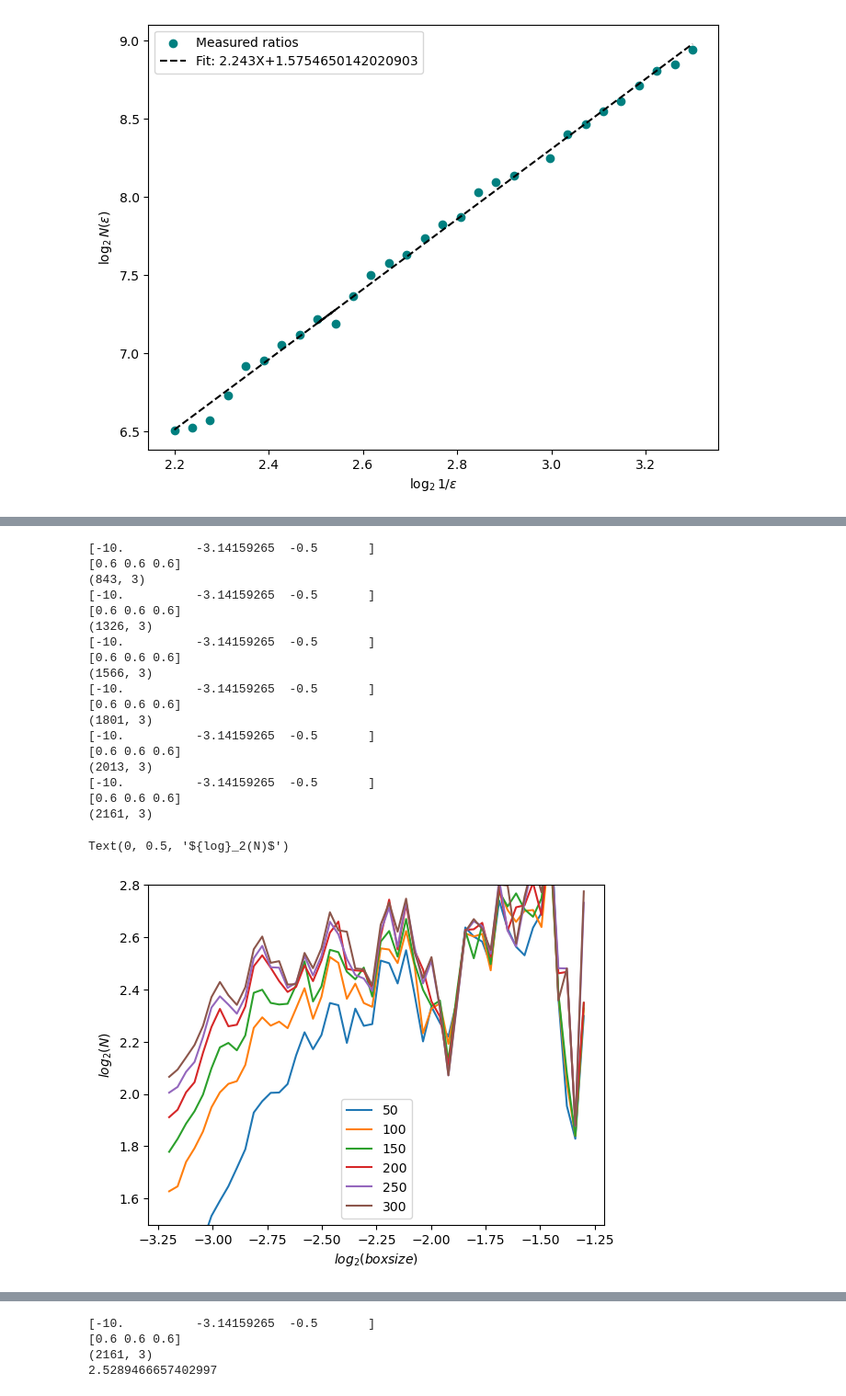
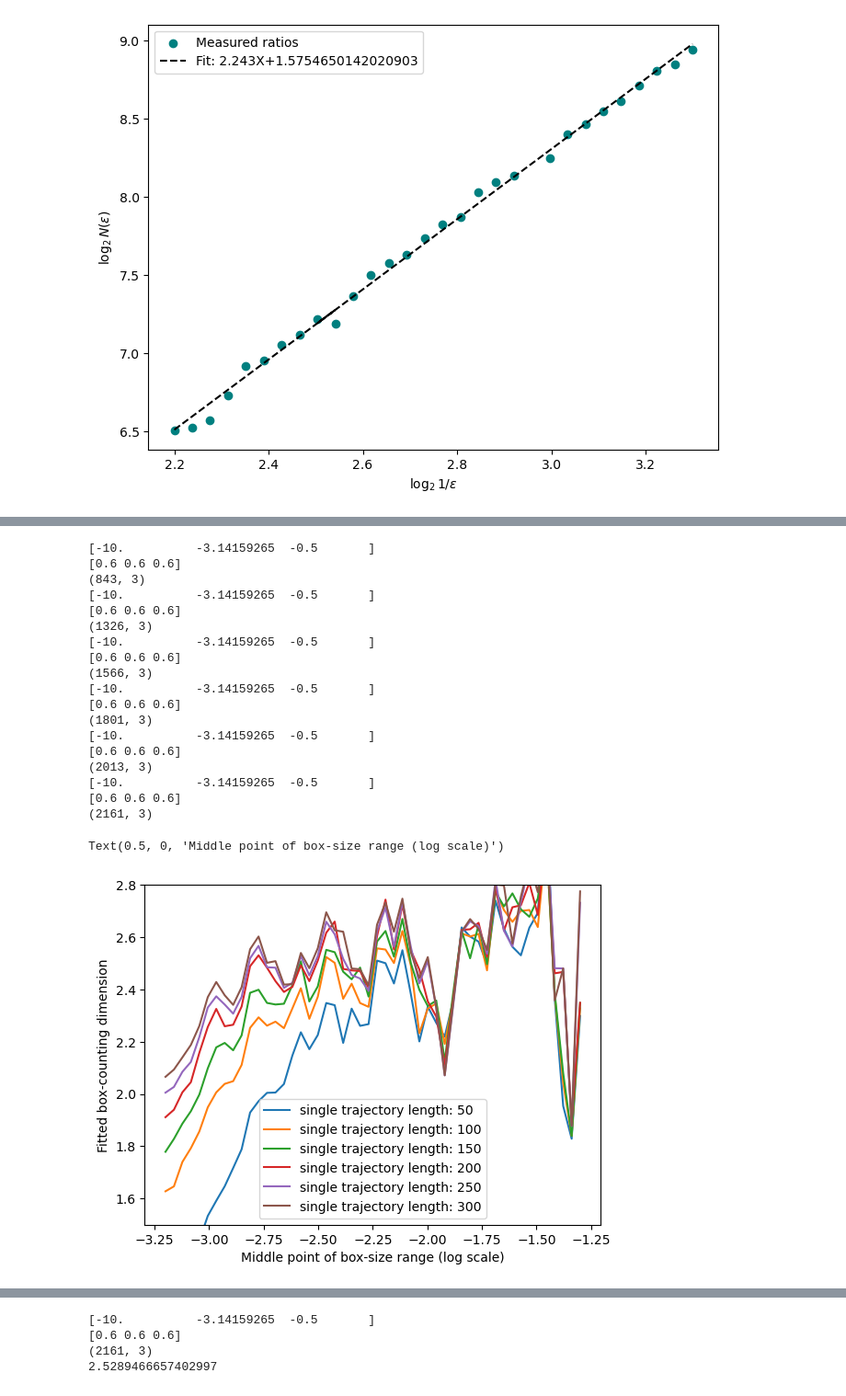
Before and after one commit to HuangYujun-JunkyTalent/DataDrivenSafetyFilter, a Jupyter notebook: double_integrator_test.ipynb, the cells around one changed output, grey strips where cells are left out. Shown at 92% size. Drawn from its saved outputs; the diff is of its cells as text; code cells hidden in the pictures.

```diff
--- a/double_integrator_test.ipynb
+++ b/double_integrator_test.ipynb
@@ -493,12 +493,12 @@ for io_data_list in io_data_list_list:
         # print(size_range)
         d, log_N, log_inverse_size = fractal_dimension(locs=locs, region_min=region_min, region_max=region_max, max_box_size=size_range[0], min_box_size=size_range[1], n_samples=n_sample, n_offsets=n_offset, plot=False)
         d_list.append(d)
-    ax.plot(middle_points, d_list, label=str(io_data_list[0].length))
+    ax.plot(middle_points, d_list, label="single trajectory length: "+str(io_data_list[0].length))
     d_list_list.append(d_list)
 ax.set_ylim(1.5, 2.8)
 ax.legend()
-ax.set_ylabel(r"Fitted linear coefficient")
-ax.set_xlabel(r"Middle point of $\log_2\left(\frac{1}{\epsilon}\right)")
+ax.set_ylabel(r"Fitted box-counting dimension")
+ax.set_xlabel(r"Middle point of box-size range (log scale)")
 # %% [output]
 [-9.99852601 -7.37207548 -2.52846615]
 [0.59994112 0.53459553 0.64381101]
@@ -558,0 +703,28 @@ print(d)
+# %%
+io_data_list = io_data_list_list[5]
+print(len(io_data_list))
+print(io_data_list[0].length)
+H_ux, _ = get_datasets_hankel_matrix(io_data_list, 1, 0)
+# print(H_ux[:,0:2])
+locs = np.array(H_ux.T) # normalize data
+# print(locs[0:2,:])
+
+# region_min = np.hstack([u_min, x_min])
+# region_max = np.hstack([u_max, x_max])
+region_min = np.min(locs, axis=0)
+region_max = np.max(locs, axis=0)
+mask = np.all((locs >= region_min) & (locs <= region_max), axis=1)
+locs = locs[mask]
+
+region_size = region_max - region_min
+regin_min = region_min - 0.1 * region_size
+region_max = region_max + 0.1 * region_size
+
+regin_min = regin_min/region_size
+region_max = region_max/region_size
+locs = locs/region_size
+print(region_min)
+print(region_max)
+print(locs.shape)
+d, log_N, log_inverse_size = fractal_dimension(locs=locs, region_min=region_min, region_max=region_max, max_box_size=-2.2, min_box_size=-3.3, n_samples=30, n_offsets=20, plot=True)
+print(d)
@@ -593,35 +773,35 @@ for io_data_list in io_data_list_list:
     print(region_min)
     print(region_max)
     print(locs.shape)
     d_list = []
     for size_range in size_ranges:
         # print(size_range)
         d, log_N, log_inverse_size = fractal_dimension(locs=locs, region_min=region_min, region_max=region_max, max_box_size=size_range[0], min_box_size=size_range[1], n_samples=n_sample, n_offsets=n_offset, plot=False)
         d_list.append(d)
-    ax.plot(middle_points, d_list, label=str(io_data_list[0].length))
+    ax.plot(middle_points, d_list, label="single trajectory length: "+str(io_data_list[0].length))
     d_list_list.append(d_list)
 ax.set_ylim(1.5, 2.8)
 ax.legend()
-ax.set_ylabel(r"Fitted linear coefficient")
-ax.set_xlabel(r"Middle point of $\log_2\left(\frac{1}{\epsilon}\right)")
+ax.set_ylabel(r"Fitted box-counting dimension")
+ax.set_xlabel(r"Middle point of box-size range (log scale)")
 # %% [output]
 [-10.          -3.14159265  -0.5       ]
 [0.6 0.6 0.6]
 (843, 3)
 [-10.          -3.14159265  -0.5       ]
 [0.6 0.6 0.6]
 (1326, 3)
 [-10.          -3.14159265  -0.5       ]
 [0.6 0.6 0.6]
 (1566, 3)
 [-10.          -3.14159265  -0.5       ]
 [0.6 0.6 0.6]
 (1801, 3)
 [-10.          -3.14159265  -0.5       ]
 [0.6 0.6 0.6]
 (2013, 3)
 [-10.          -3.14159265  -0.5       ]
 [0.6 0.6 0.6]
 (2161, 3)
-Text(0, 0.5, '${log}_2(N)$')
+Text(0.5, 0, 'Middle point of box-size range (log scale)')
-[figure, old version]
+[figure, new version]
```
Also changed, not shown: parts of 11 cells of this notebook, 1 other file.
